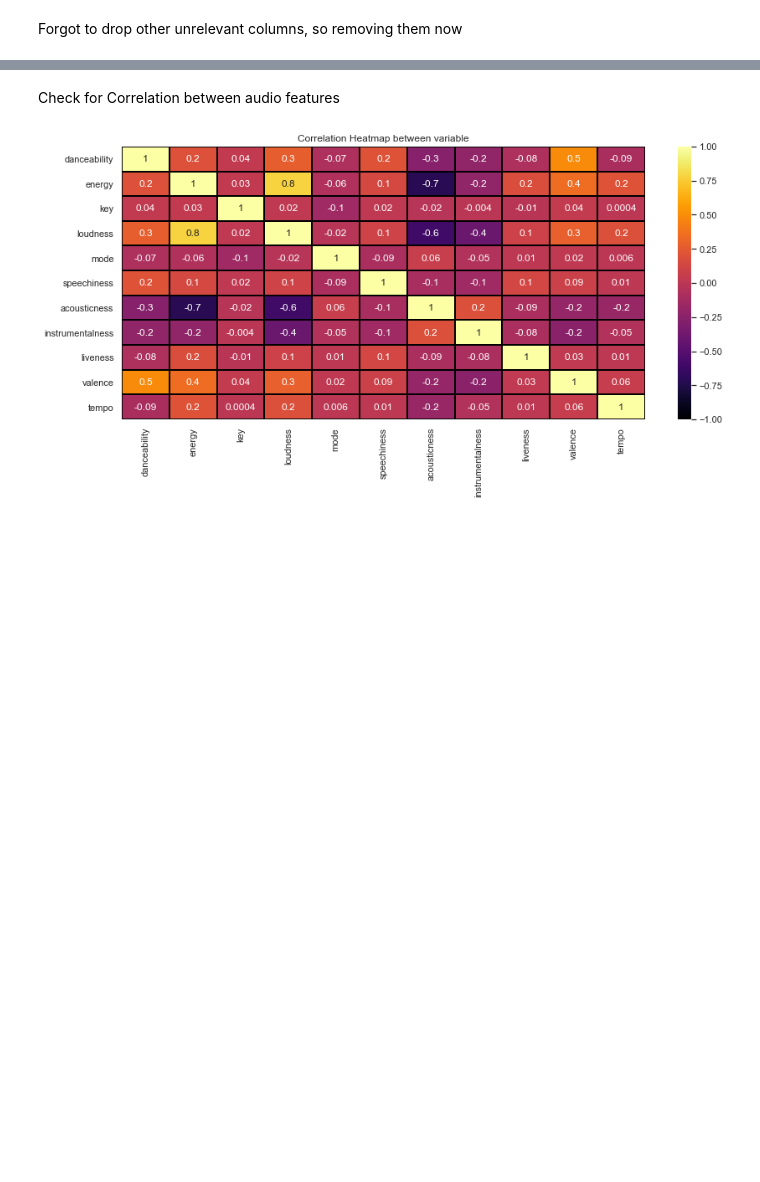
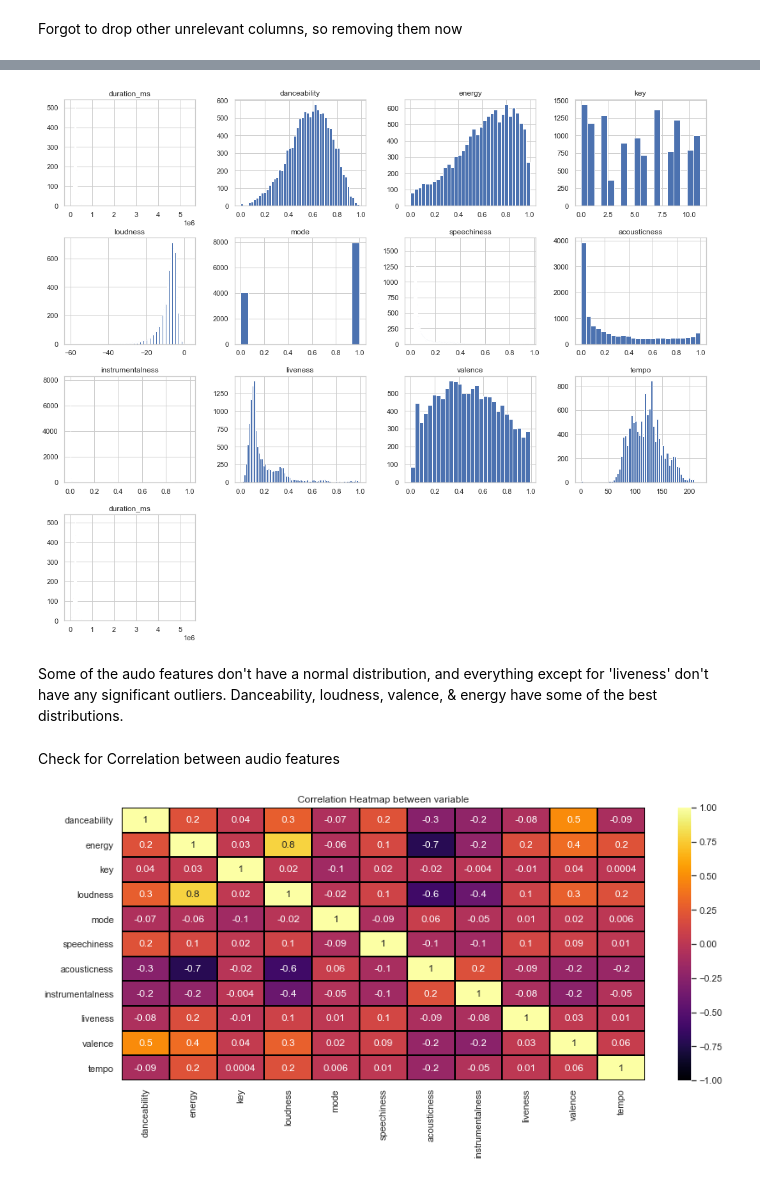
Before and after one commit to sumed-h/SpotifySongRecAudFeatures, a Jupyter notebook: Notebooks/jan13.ipynb, the cells around one changed output, grey strips where cells are left out. Drawn from its saved outputs; the diff is of its cells as text; code cells hidden in the pictures; blank space fills up the shorter version.

```diff
--- a/Notebooks/jan13.ipynb
+++ b/Notebooks/jan13.ipynb
@@ -746,3 +754,9 @@ spotify_df.head(1)
+# %%
+spotify_df.hist(figsize=(18,15), bins='auto');
+# %% [output]
+[figure, added]
+# %% [markdown]
+Some of the audo features don't have a normal distribution, and everything except for 'liveness' don't have any significant outliers. Danceability, loudness, valence, & energy have some of the best distributions.
 # %% [markdown]
 Check for Correlation between audio features
 # %%
```
Also changed, not shown: parts of 25 cells of this notebook.
